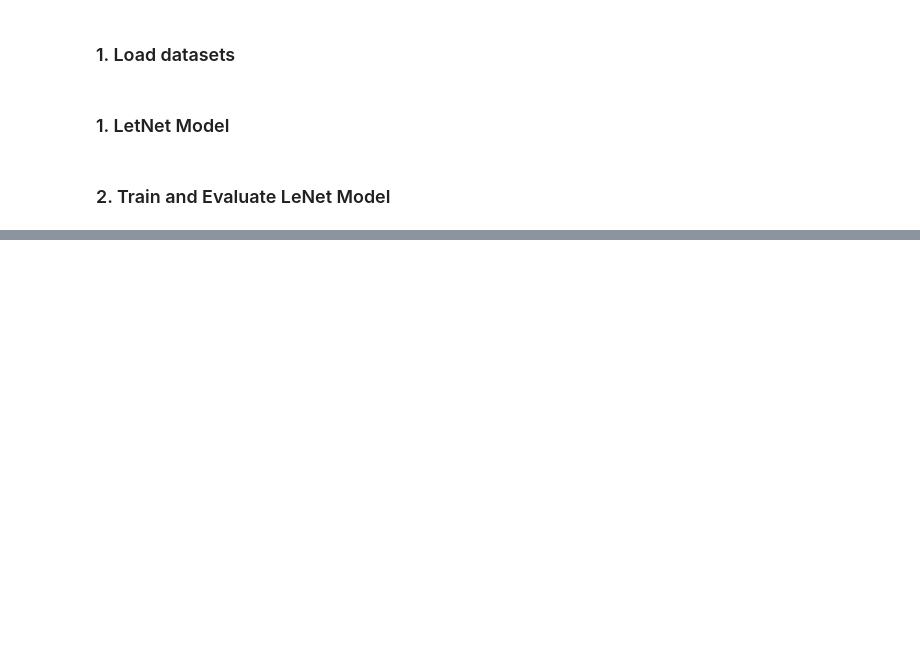
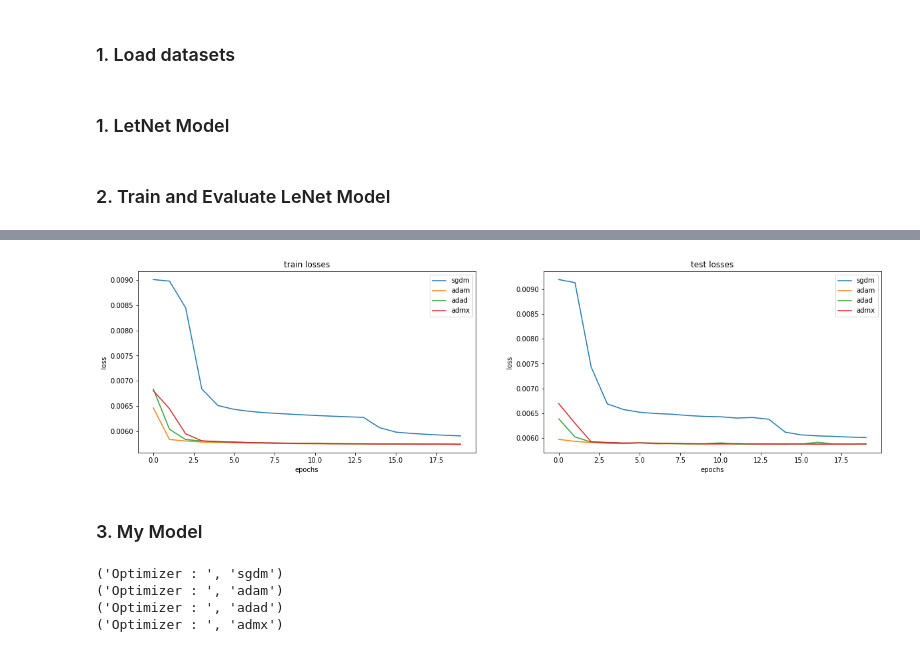
Before and after one commit to ajgupta93/image-recognition, a Jupyter notebook: hw2/CNNs.ipynb, the cells around one changed output, grey strips where cells are left out. Saved outputs shown, nothing was run; the diff lists cells and outputs as text; code cells hidden in the pictures; blank space fills up the shorter version.

Commit message:
vgg based model

```diff
--- a/hw2/CNNs.ipynb
+++ b/hw2/CNNs.ipynb
@@ -169,0 +165,19 @@ import sklearn
+# %%
+x = [i for i in range(epochs)]
+plt.figure(figsize=(20,5))
+for mode in ['train','test']:
+    if mode=='train':
+        plt.subplot('121')
+    else:
+        plt.subplot('122')
+    for opt in ['sgdm','adam','adad','admx']:
+        plt.plot(x,lenet_losses[mode][opt])
+        plt.legend(['sgdm','adam','adad','admx'])
+        plt.title(mode+' losses')
+        plt.xlabel('epochs')
+        plt.ylabel('loss')
+plt.show()
+# %% [output]
+[figure, added]
+# %% [markdown]
+### 3. My Model
@@ -169,0 +257,49 @@ import sklearn
+# %%
+epochs = 20
+trainloader, testloader = getLoaders()
+
+def getVariable(data):
+    inputs, labels = data
+    return Variable(inputs).cuda(), Variable(labels).cuda()
+
+mynet_losses = defaultdict(lambda : defaultdict(list))
+mynet_err = defaultdict(lambda : defaultdict(list))
+
+for opt in ['sgdm','adam','adad','admx']:
+    print('Optimizer : ',opt)
+    mynet = MyNet(opt)
+    mynet.cuda()
+    for epoch in range(epochs):
+        #print('Starting epoch : ',epoch+1)
+        train_loss = 0.0
+        train_correct = 0
+        n_train = 0
+        for i, data in enumerate(trainloader):
+            inputs, labels = getVariable(data)
+            train_loss += mynet.optimize(inputs, labels)
+            train_correct += mynet.getCorrect(inputs, labels)
+            n_train += len(labels)
+
+        test_loss = 0.0
+        test_correct = 0
+        n_test = 0
+        for i, data in enumerate(testloader):
+            inputs, labels = getVariable(data)
+            test_loss += mynet.getLoss(inputs, labels)
+            test_correct += mynet.getCorrect(inputs, labels)
+            n_test += len(labels)
+
+        #print('Train Loss : ',train_loss/n_train)
+        #print('Train Accuracy : ',1.0*train_correct/n_train)
+        #print('Test Loss : ',test_loss/n_test)
+        #print('Test Accuracy : ',1.0*test_correct/n_test)
+        #print('#############################################')
+        mynet_losses['train'][opt].append(train_loss/n_train)
+        mynet_losses['test'][opt].append(test_loss/n_test)
+        mynet_err['train'][opt].append(1.0-1.0*train_correct/n_train)
+        mynet_err['test'][opt].append(1.0-1.0*test_correct/n_test)
+# %% [output]
+('Optimizer : ', 'sgdm')
+('Optimizer : ', 'adam')
+('Optimizer : ', 'adad')
+('Optimizer : ', 'admx')
```
Also changed, not shown: parts of 9 cells of this notebook.
